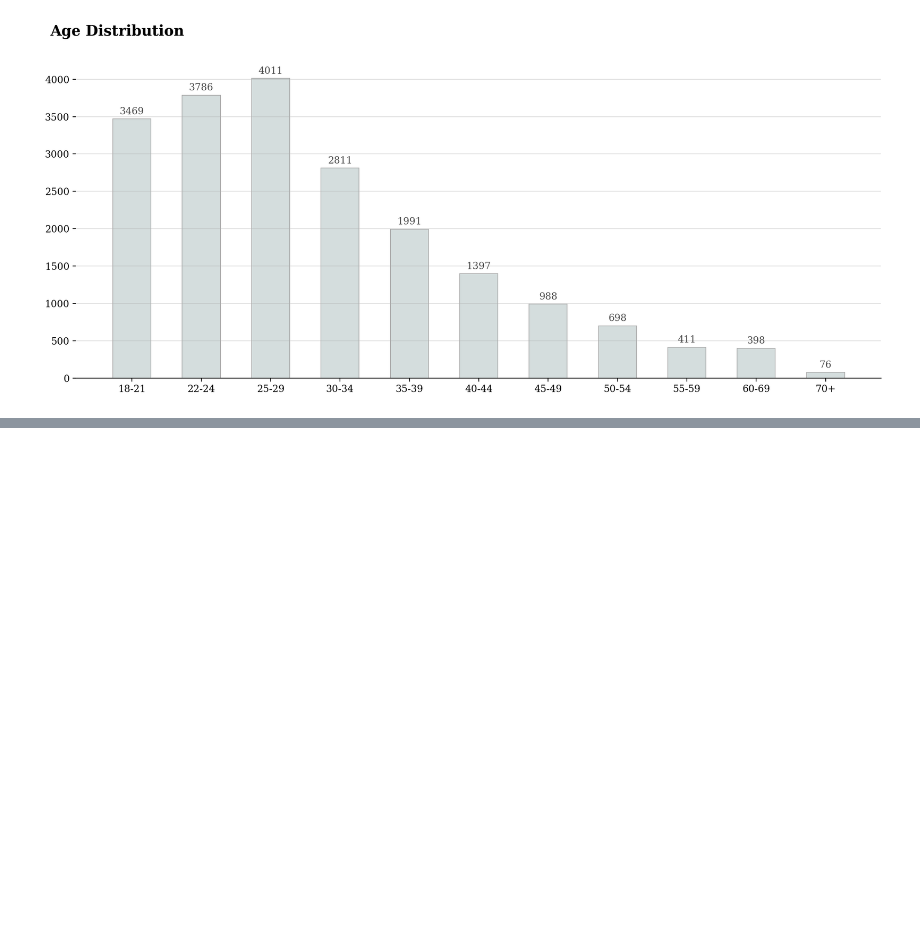
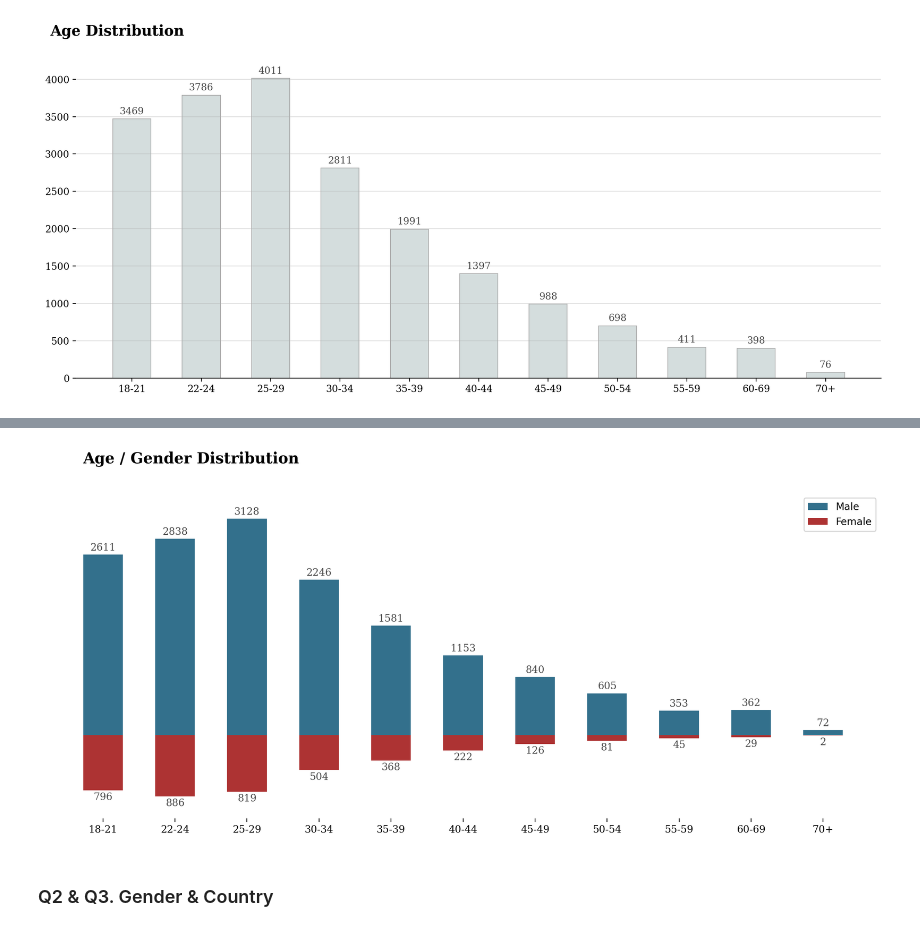
Before and after one commit to kh-mo/anomalydetection_hub, a Jupyter notebook: eda/kaggle_practice/[Kaggle 2020] Visualization & Analysis.ipynb, the cells around one changed output, grey strips where cells are left out. Drawn from its saved outputs; the diff is of its cells as text; code cells hidden in the pictures; blank space fills up the shorter version.

Commit message:
add 2 & 3 plot

```diff
--- a/eda/kaggle_practice/[Kaggle 2020] Visualization & Analysis.ipynb
+++ b/eda/kaggle_practice/[Kaggle 2020] Visualization & Analysis.ipynb
@@ -45,26 +61,25 @@ data
 # %%
 # Q1 & Q2 Analysis
-fig, ax = plt.subplots(1,1, figsize=(15, 6))
-data_q1 = data['Q1'].value_counts().sort_index()
-ax.bar(data_q1.index, data_q1, width=0.55,
-       edgecolor='darkgray', color='#d4dddd',
-       linewidth=0.7)
+fig, ax = plt.subplots(1, 1, figsize=(15, 6))
+ax.bar(data_q1.index, data_q1, width=0.55, edgecolor='darkgray', color='#d4dddd', linewidth=0.7)
 
 for i in data_q1.index:
-    ax.annotate(f"{data_q1[i]}",
-                   xy=(i, data_q1[i] + 100),
-                   va = 'center', ha='center',fontweight='light', fontfamily='serif',
-                   color='#4a4a4a')
-
+    ax.annotate(f"{data_q1[i]}", xy=(i, data_q1[i] + 100),
+                va='center', ha='center', fontweight='light', fontfamily='serif', color='#4a4a4a')
 
 for s in ['top', 'left', 'right']:
     ax.spines[s].set_visible(False)
 
 ax.set_ylim(0, 4200)
 ax.set_xticklabels(data_q1.index, fontfamily='serif')
-ax.set_yticklabels(np.arange(0, 4001, 500),fontfamily='serif')
+ax.set_yticklabels(np.arange(0, 4001, 500), fontfamily='serif')
 fig.text(0.1, 0.95, 'Age Distribution', fontsize=15, fontweight='bold', fontfamily='serif')
 ax.grid(axis='y', linestyle='-', alpha=0.4)
 plt.show()
 # %% [output]
 [figure]
+# %%
+data['Q2'] = data['Q2'].apply(lambda x : 'ETC' if x not in ['Man', 'Woman'] else x)
+data_q1q2 = data[data['Q2'] != 'ETC'].groupby(['Q2'])['Q1'].value_counts().unstack().sort_index()
+man = data_q1q2.loc['Man']
+woman = -data_q1q2.loc['Woman']
@@ -70,0 +118,27 @@ plt.show()
+# %%
+# Q2 Analysis
+fig, ax = plt.subplots(1, 1, figsize=(15, 6))
+ax.bar(man.index, man, width=0.55, color='#004c70', alpha=0.8, label='Male')
+ax.bar(woman.index, woman, width=0.55, color='#990000', alpha=0.8, label='Female')
+ax.set_ylim(-1200, 3500)
+
+for i in man.index:
+    ax.annotate(f"{man[i]}", xy=(i, man[i] + 100),
+                va='center', ha='center',fontweight='light', fontfamily='serif', color='#4a4a4a')
+
+for i in woman.index:
+    ax.annotate(f"{-woman[i]}", xy=(i, woman[i] - 100),
+                va='center', ha='center',fontweight='light', fontfamily='serif', color='#4a4a4a')
+
+for s in ['top', 'left', 'right', 'bottom']:
+    ax.spines[s].set_visible(False)
+
+ax.set_xticklabels(data_q1q2.columns, fontfamily='serif')
+ax.set_yticks([])
+ax.legend()
+fig.text(0.16, 0.95, 'Age / Gender Distribution', fontsize=15, fontweight='bold', fontfamily='serif')
+plt.show()
+# %% [output]
+[figure, added]
+# %% [markdown]
+### Q2 & Q3. Gender & Country
```
Also changed, not shown: parts of 6 cells of this notebook.
